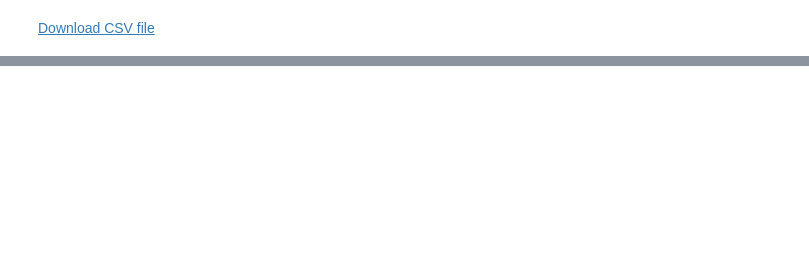
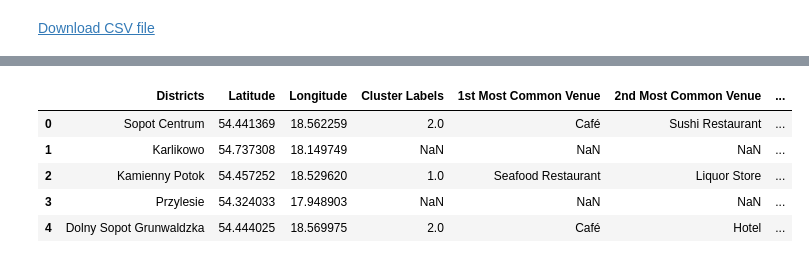
Before and after one commit to mzainuddin51/Coursera_Capstone, a Jupyter notebook: capstone.ipynb, the cells around one changed output, grey strips where cells are left out. Cells and saved outputs as stored; diff of their text form; code cells hidden in the pictures; blank space fills up the shorter version.

```diff
--- a/capstone.ipynb
+++ b/capstone.ipynb
@@ -102,0 +257,28 @@ Download CSV file
+# %%
+def return_most_common_venues(row, num_top_venues):
+    row_categories = row.iloc[1:]
+    row_categories_sorted = row_categories.sort_values(ascending=False)
+
+    return row_categories_sorted.index.values[0:num_top_venues]
+
+
+num_top_venues = 10
+
+indicators = ['st', 'nd', 'rd']
+
+# create columns according to number of top venues
+columns = ['Neighborhood']
+for ind in np.arange(num_top_venues):
+    try:
+        columns.append('{}{} Most Common Venue'.format(ind+1, indicators[ind]))
+    except:
+        columns.append('{}th Most Common Venue'.format(ind+1))
+
+# create a new dataframe
+neighborhoods_venues_sorted = pd.DataFrame(columns=columns)
+neighborhoods_venues_sorted['Neighborhood'] = tricity_grouped['Neighborhood']
+
+for ind in np.arange(tricity_grouped.shape[0]):
+    neighborhoods_venues_sorted.iloc[ind, 1:] = return_most_common_venues(tricity_grouped.iloc[ind, :], num_top_venues)
+
+neighborhoods_venues_sorted.head()
@@ -102,0 +292,17 @@ Download CSV file
+# %%
+# add clustering labels
+neighborhoods_venues_sorted.insert(0, 'Cluster Labels', kmeans.labels_)
+
+tricity_merged = df
+
+# merge toronto_grouped with toronto_data to add latitude/longitude for each neighborhood
+tricity_merged = tricity_merged.join(neighborhoods_venues_sorted.set_index('Neighborhood'), on='Districts')
+
+tricity_merged.head() # check the last columns!
+# %% [output]
+|  | Districts | Latitude | Longitude | Cluster Labels | 1st Most Common Venue | 2nd Most Common Venue | ... |
+| 0 | Sopot Centrum | 54.441369 | 18.562259 | 2.0 | Café | Sushi Restaurant | ... |
+| 1 | Karlikowo | 54.737308 | 18.149749 | NaN | NaN | NaN | ... |
+| 2 | Kamienny Potok | 54.457252 | 18.529620 | 1.0 | Seafood Restaurant | Liquor Store | ... |
+| 3 | Przylesie | 54.324033 | 17.948903 | NaN | NaN | NaN | ... |
+| 4 | Dolny Sopot Grunwaldzka | 54.444025 | 18.569975 | 2.0 | Café | Hotel | ... |
```
Also changed, not shown: parts of 16 cells of this notebook.
